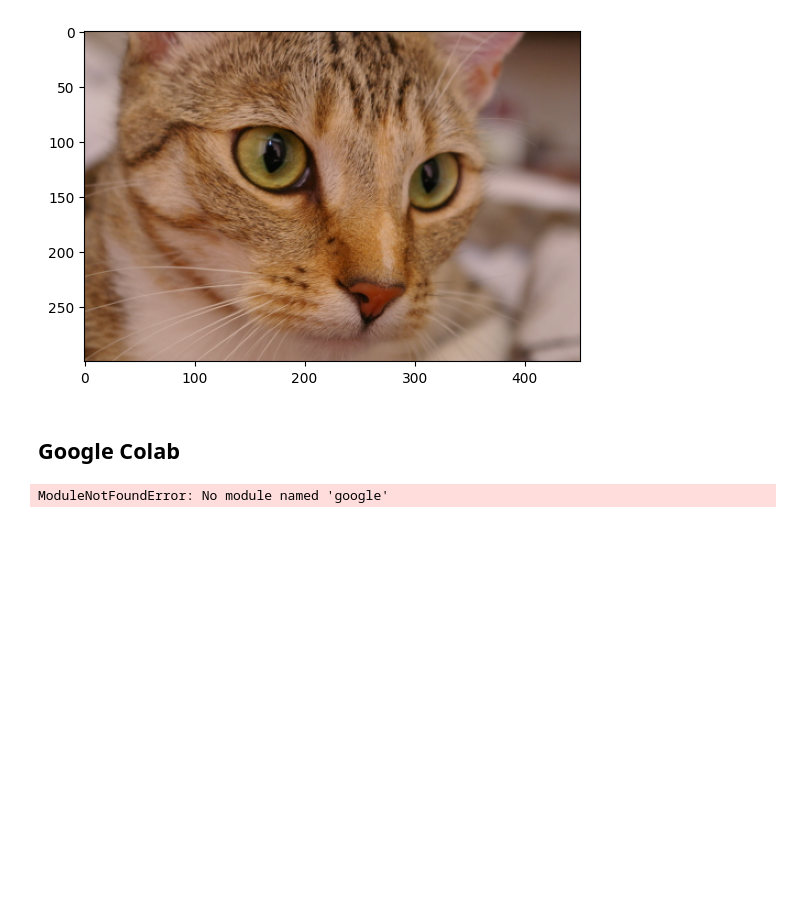
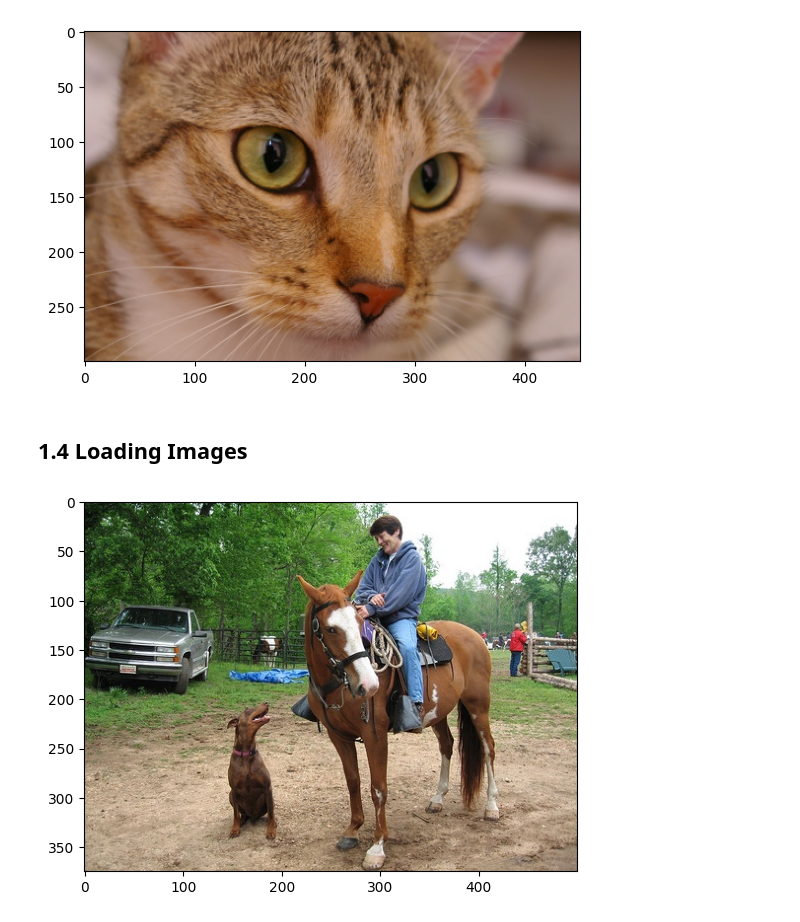
Before and after one commit to FauziThok/image-processing-csc8628, a Jupyter notebook: practical/practical_1.ipynb, the cells around one changed output. Cells and saved outputs as stored; diff of their text form; code cells hidden in the pictures; blank space fills up the shorter version.

```diff
--- a/practical/practical_1.ipynb
+++ b/practical/practical_1.ipynb
@@ -282,11 +282,13 @@ print(cat.shape)
 (300, 451, 3)
 [figure]
 # %% [markdown]
-## Google Colab
+## 1.4 Loading Images
-# %%
-from google.colab import files
-files = files.upload()
-names = list(files.keys())
-print(names)
-# %% [output]
-ModuleNotFoundError: No module named 'google'
+# %%
+import matplotlib.pyplot as plt
+from skimage import io
+#from glob import glob
+
+im = io.imread("p1-images\horse.jpg")
+p = plt.imshow(im)
+# %% [output]
+[figure, added]
```
Also changed, not shown: parts of 3 cells of this notebook.
